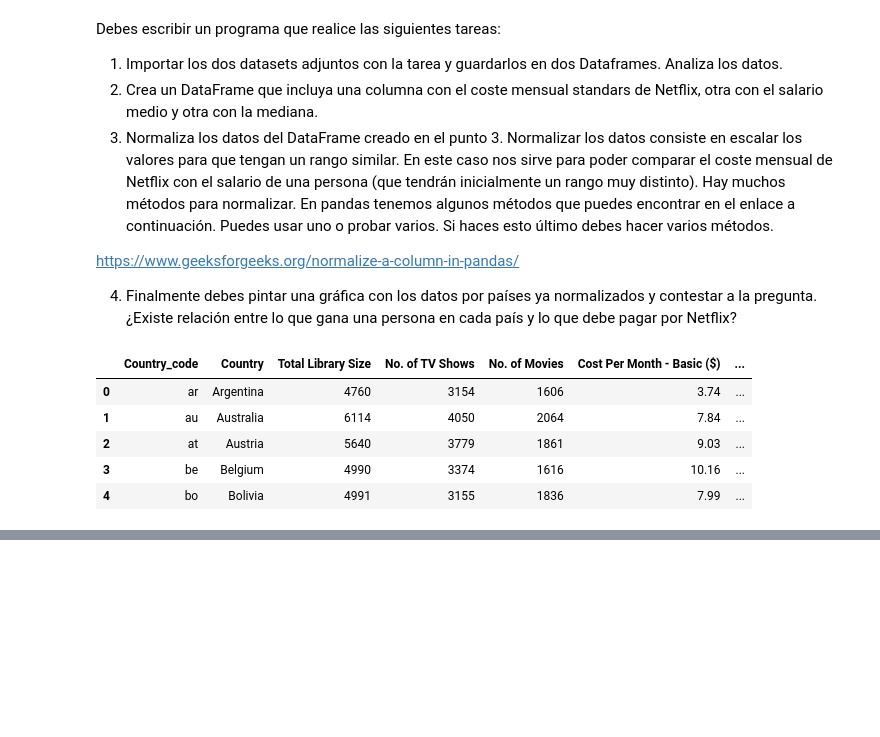
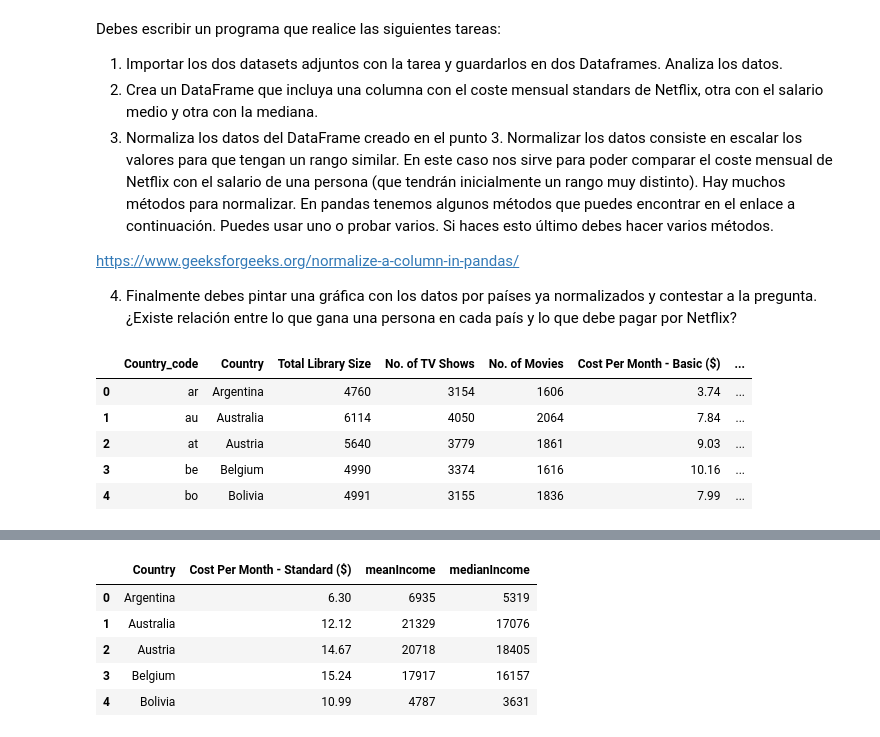
Before and after one commit to pablop11/CE_IABD, a Jupyter notebook: PIA/UNIDAD2/Actividades/Actividad2_8/Actividad2_8.ipynb, the cells around one changed output, grey strips where cells are left out. Saved outputs shown, nothing was run; the diff lists cells and outputs as text; code cells hidden in the pictures; blank space fills up the shorter version.

```diff
--- a/PIA/UNIDAD2/Actividades/Actividad2_8/Actividad2_8.ipynb
+++ b/PIA/UNIDAD2/Actividades/Actividad2_8/Actividad2_8.ipynb
@@ -60,0 +44,16 @@ Venezuela
+# %%
+# Reemplazar
+df_salarios.replace(to_replace="Czech Republic", value="Czechia", inplace=True)
+
+country = []
+netflixStandar = []
+salarioMedio = []
+salarioMediana = []
+
+df_completo = df_netflix.merge(df_salarios, how="inner",left_on="Country", right_on="country")
+
+country = df_completo["country"].to_list()
+netflixStandar = df_completo["Cost Per Month - Standard ($)"].tolist()
+salarioMedio = df_completo["meanIncome"].tolist()
+salarioMediana = df_completo["medianIncome"].tolist()
+df_completo.head()
@@ -60,0 +67,15 @@ Venezuela
+# %%
+df_netflix_salaries = pd.DataFrame( {
+    "Country" : country,
+    "Cost Per Month - Standard ($)" : netflixStandar,
+    "meanIncome" : salarioMedio,
+    "medianIncome" : salarioMediana
+    })
+df_netflix_salaries.head()
+# %% [output]
+|  | Country | Cost Per Month - Standard ($) | meanIncome | medianIncome |
+| 0 | Argentina | 6.30 | 6935 | 5319 |
+| 1 | Australia | 12.12 | 21329 | 17076 |
+| 2 | Austria | 14.67 | 20718 | 18405 |
+| 3 | Belgium | 15.24 | 17917 | 16157 |
+| 4 | Bolivia | 10.99 | 4787 | 3631 |
```
Also changed, not shown: parts of 5 cells of this notebook.
